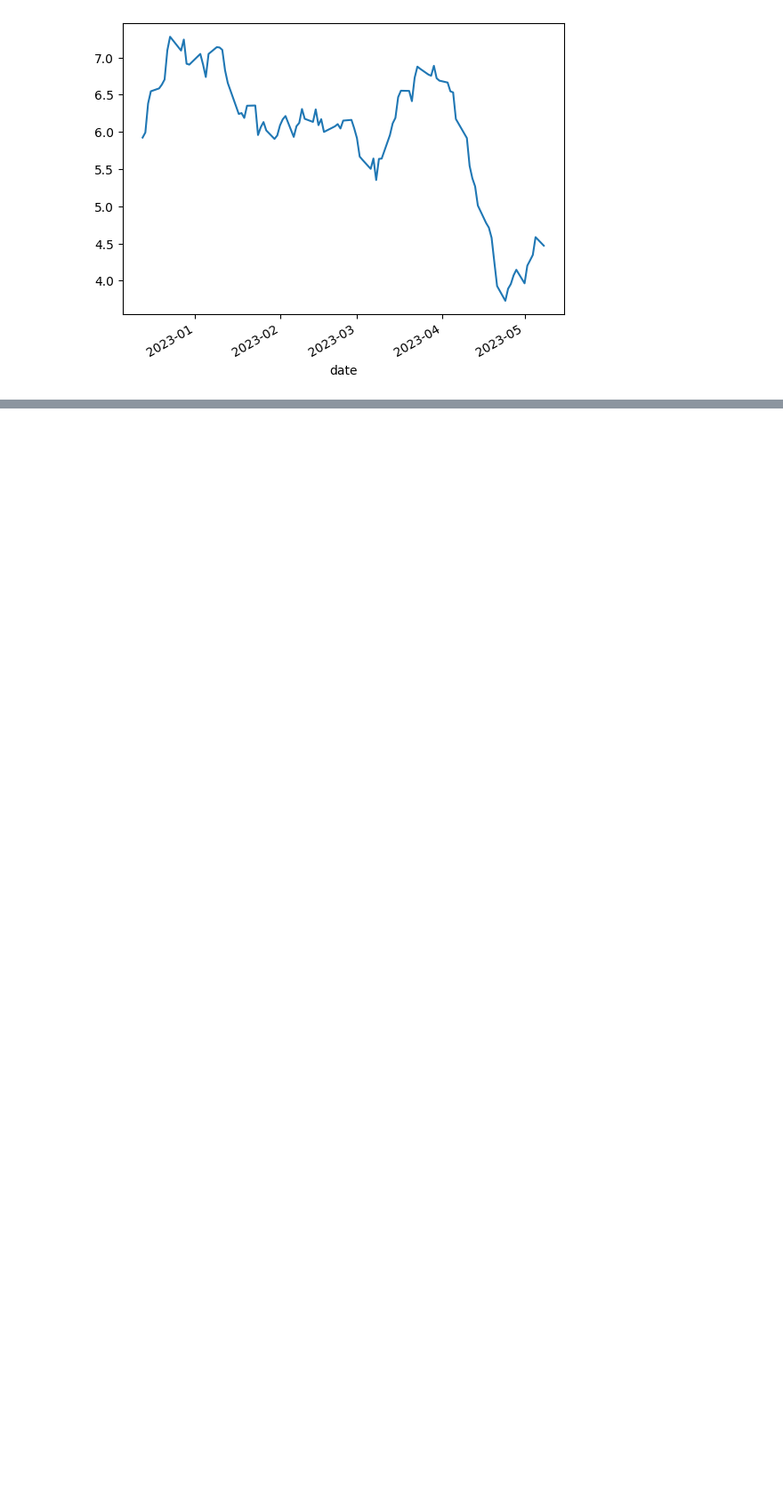
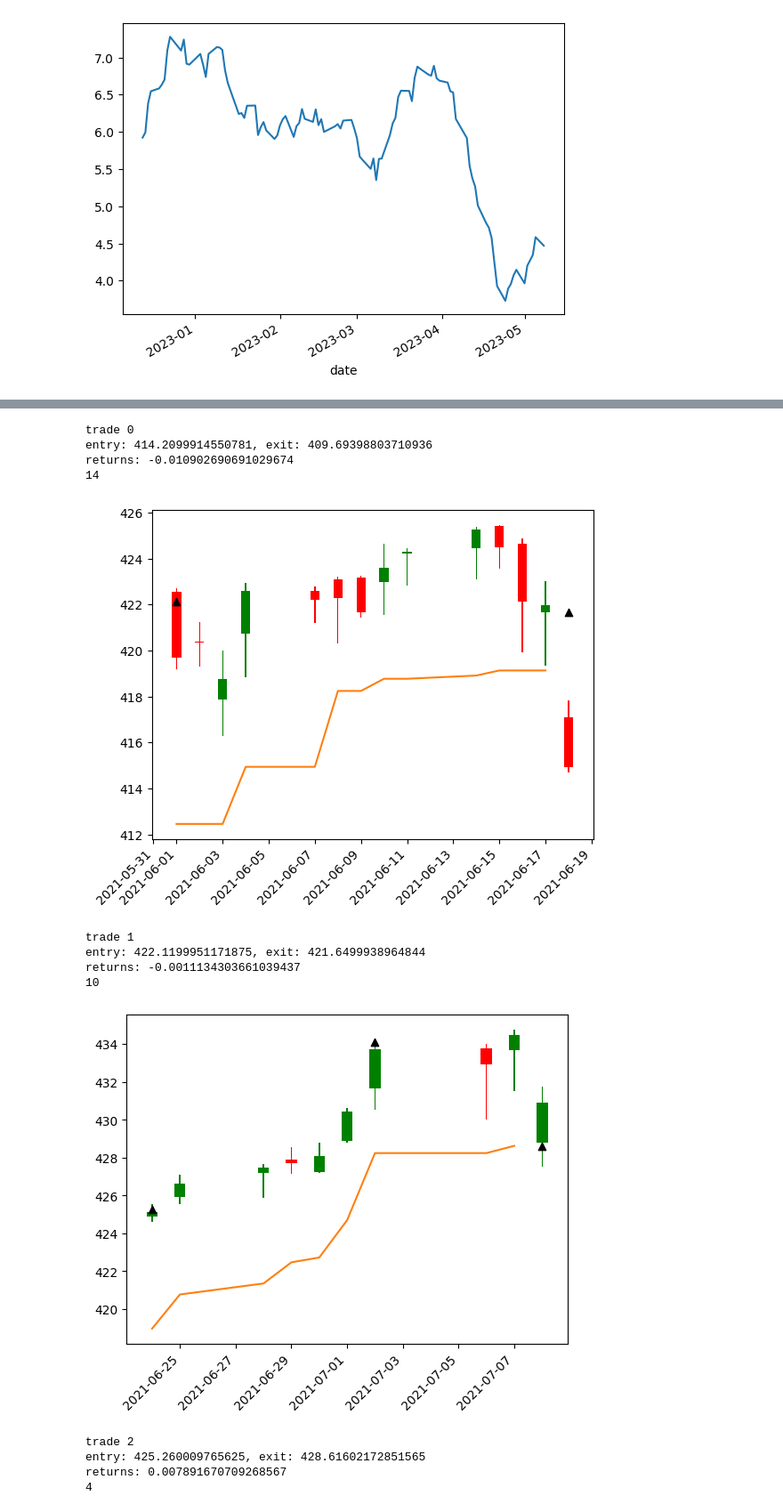
Before and after one commit to ag3nt3154/simple_backtester, a Jupyter notebook: testing.ipynb, the cells around one changed output, grey strips where cells are left out. Shown at 89% size. Saved outputs shown, nothing was run; the diff lists cells and outputs as text; code cells hidden in the pictures; blank space fills up the shorter version.

```diff
--- a/testing.ipynb
+++ b/testing.ipynb
@@ -182,0 +216,61 @@ bt.trade_record.plot_graphs()
+# %%
+def plot_candle(df, show=False):
+    #define width of candlestick elements
+    width = .4
+    width2 = .05
+
+    #define up and down t.df
+    up = df[df.close>=df.open].copy()
+    down = df[df.close<df.open].copy()
+
+    #define colors to use
+    col1 = 'green'
+    col2 = 'red'
+
+    #plot up t.df
+    plt.bar(up.index,up.close-up.open,width,bottom=up.open,color=col1)
+    plt.bar(up.index,up.high-up.close,width2,bottom=up.close,color=col1)
+    plt.bar(up.index,up.low-up.open,width2,bottom=up.open,color=col1)
+
+    #plot down t.df
+    plt.bar(down.index,down.close-down.open,width,bottom=down.open,color=col2)
+    plt.bar(down.index,down.high-down.open,width2,bottom=down.open,color=col2)
+    plt.bar(down.index,down.low-down.close,width2,bottom=down.close,color=col2)
+
+    #rotate x-axis tick labels
+    plt.xticks(rotation=45, ha='right')
+
+    if show:
+        #display candlestick chart
+        plt.show()
+
+
+for i in range(len(tl.list)):
+
+    print(f'trade {i}')
+    print(f'entry: {t.entry_price}, exit: {t.exit_price}')
+    print(f'returns: {t.returns}')
+
+    t = tl.list[i]
+    plot_candle(t.df)
+    print(len(t.df))
+
+
+    plt.plot(t.df['stop_loss'], color='C1')
+    plt.scatter(t.df.index, t.df['entry_exit'], marker='^', color='black')
+    plt.show()
+# %% [output]
+trade 0
+entry: 414.2099914550781, exit: 409.69398803710936
+returns: -0.010902690691029674
+14
+[figure, added]
+trade 1
+entry: 422.1199951171875, exit: 421.6499938964844
+returns: -0.0011134303661039437
+10
+[figure, added]
+trade 2
+entry: 425.260009765625, exit: 428.61602172851565
+returns: 0.007891670709268567
+4
```
Also changed, not shown: parts of 12 cells of this notebook, 2 other files.
